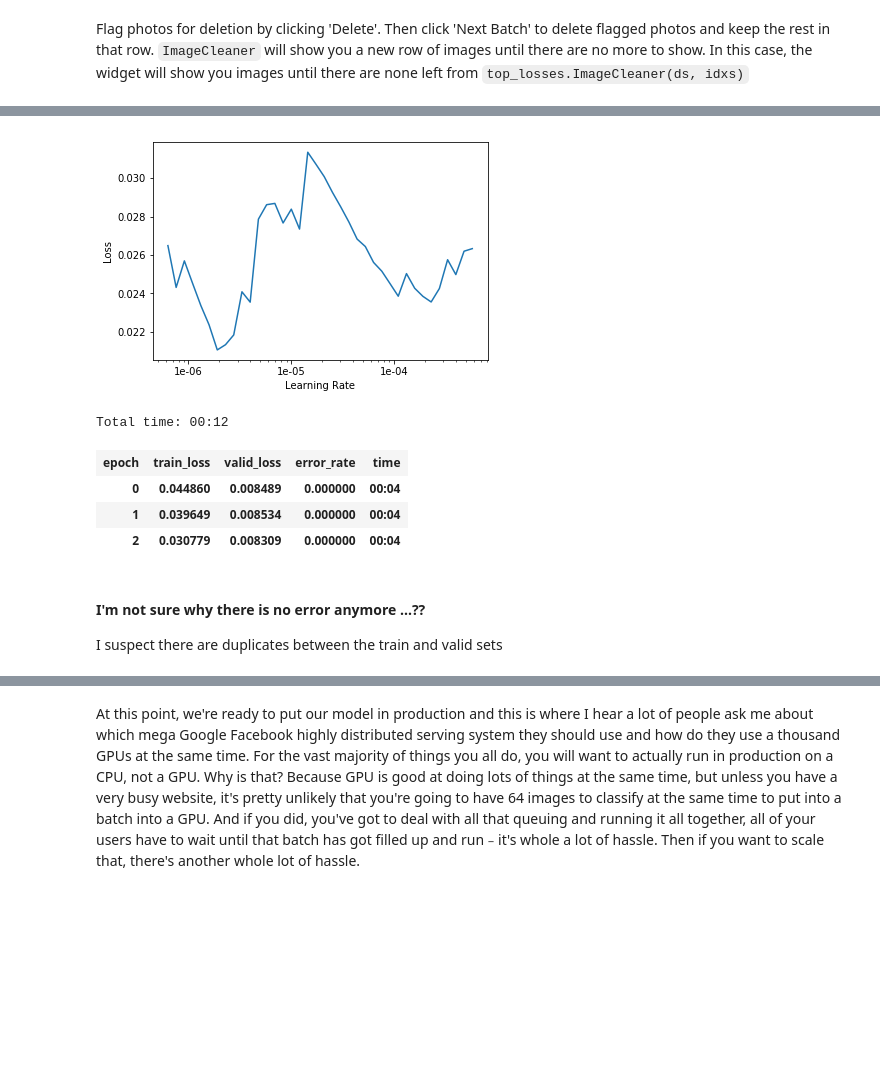
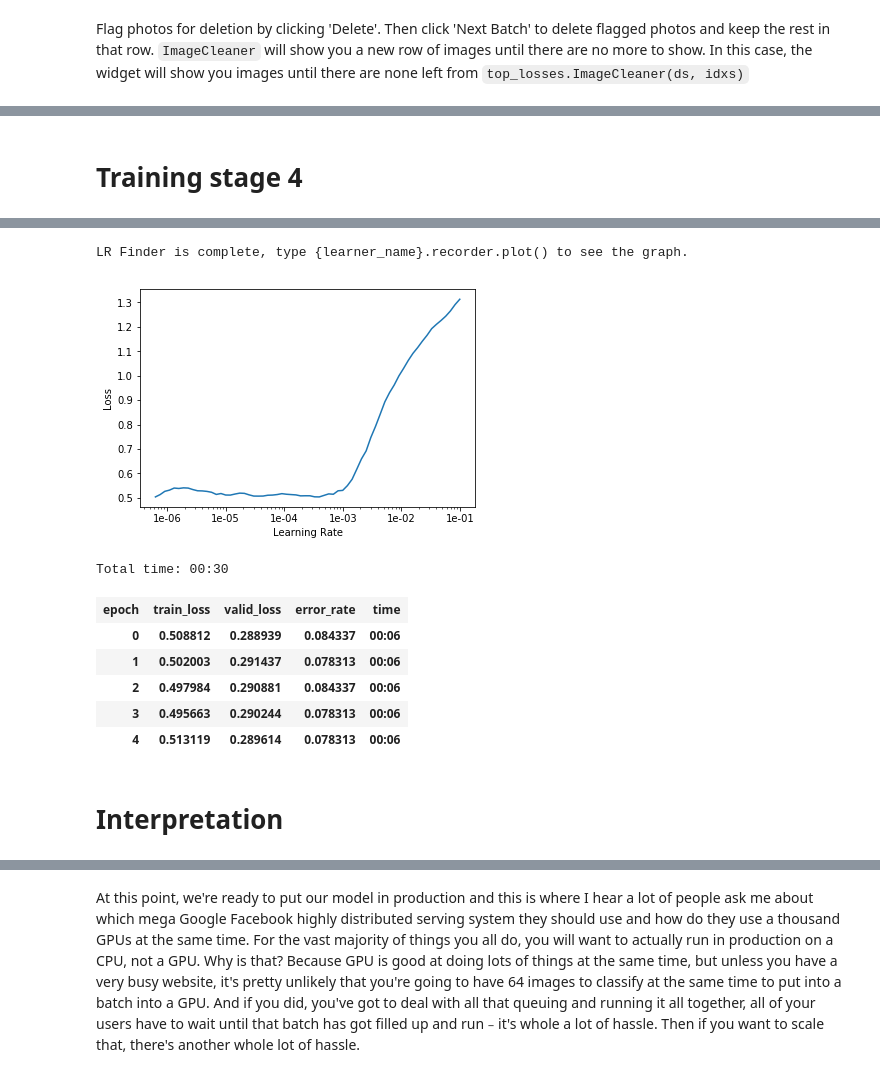
Before and after one commit to anthonybaulo/moto-classifier, a Jupyter notebook: moto-train.ipynb, the cells around one changed output, grey strips where cells are left out. Saved outputs shown, nothing was run; the diff lists cells and outputs as text; code cells hidden in the pictures; blank space fills up the shorter version.

```diff
--- a/moto-train.ipynb
+++ b/moto-train.ipynb
@@ -145,0 +121,2 @@ learn.data = data
+# %%
+learn = cnn_learner(data, models.resnet34, metrics=error_rate)
@@ -150,0 +132,2 @@ LR Finder is complete, type {learner_name}.recorder.plot() to see the graph.
+# %%
+learn.fit_one_cycle(5, max_lr=slice(1e-6,2e-5))
@@ -150,0 +152,2 @@ LR Finder is complete, type {learner_name}.recorder.plot() to see the graph.
+# %% [markdown]
+# Training stage 4
@@ -151,3 +156,4 @@ LR Finder is complete, type {learner_name}.recorder.plot() to see the graph.
 # %%
+learn.lr_find()
 learn.recorder.plot()
 # %% [output]
@@ -154,13 +161,12 @@ learn.recorder.plot()
+LR Finder is complete, type {learner_name}.recorder.plot() to see the graph.
-[figure, old version]
+[figure, new version]
-# %%
-learn.fit_one_cycle(3, max_lr=slice(3e-7,3e-5))
-# %% [output]
-Total time: 00:12
-| epoch | train_loss | valid_loss | error_rate | time |
-| 0 | 0.044860 | 0.008489 | 0.000000 | 00:04 |
-| 1 | 0.039649 | 0.008534 | 0.000000 | 00:04 |
-| 2 | 0.030779 | 0.008309 | 0.000000 | 00:04 |
-# %% [markdown]
-#### I'm not sure why there is no error anymore ...??
-
-I suspect there are duplicates between the train and valid sets
+# %%
+learn.fit_one_cycle(5, max_lr=slice(1e-8,4e-6))
+# %% [output]
+Total time: 00:30
+| epoch | train_loss | valid_loss | error_rate | time |
+| 0 | 0.508812 | 0.288939 | 0.084337 | 00:06 |
+| 1 | 0.502003 | 0.291437 | 0.078313 | 00:06 |
+| 2 | 0.497984 | 0.290881 | 0.084337 | 00:06 |
+| 3 | 0.495663 | 0.290244 | 0.078313 | 00:06 |
+| 4 | 0.513119 | 0.289614 | 0.078313 | 00:06 |
@@ -166,0 +175,2 @@ I suspect there are duplicates between the train and valid sets
+# %% [markdown]
+# Interpretation
```
Also changed, not shown: parts of 45 cells of this notebook, 1 other file.
